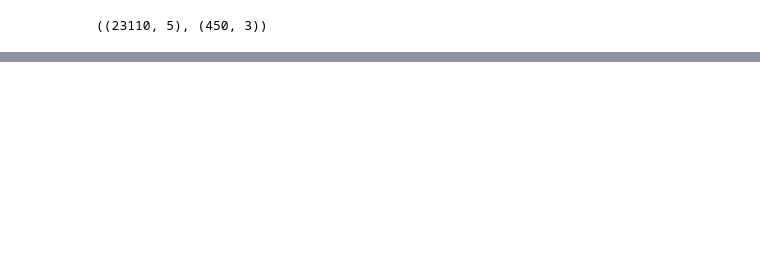
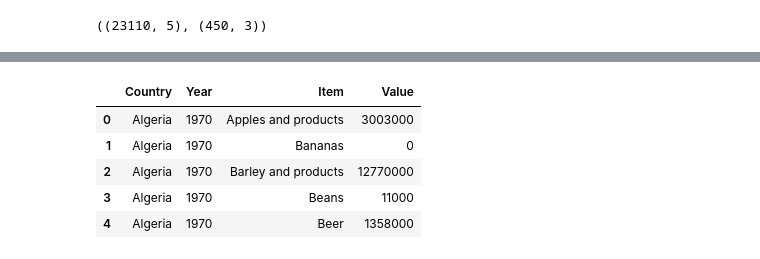
Before and after one commit to Gbekoilias/Stage-D-Exercise, a Jupyter notebook: Notebook/Notebook (Data Exploration).ipynb, the cells around one changed output, grey strips where cells are left out. Drawn from its saved outputs; the diff is of its cells as text; code cells hidden in the pictures; blank space fills up the shorter version.

```diff
--- a/Notebook/Notebook (Data Exploration).ipynb
+++ b/Notebook/Notebook (Data Exploration).ipynb
@@ -123,0 +152,22 @@ j
+# %%
+
+# Convert the 'Year' column to datetime objects
+df_prod['Year'] = pd.to_datetime(df_prod['Year'])
+
+# Add units (1000 tons [metric kilotons]) to values, to make them Quantities
+df_prod['Value'] = df_prod['Value'] * 1000
+
+# Iterate through each row in the dataframe
+for index, row in df_prod.iterrows():
+    # Convert the 'Year' value to a datetime object
+    year = row['Year']
+
+    # Add units (1000 tons [metric kilotons]) to the 'Value'
+    value = row['Value'] * 1000
+
+    # Update the dataframe with the converted values
+    df_prod.loc[index, 'Year'] = year
+    df_prod.loc[index, 'Value'] = value
+
+# Print the DataFrame
+print(df_prod.to_string())
@@ -123,0 +212,14 @@ j
+# %%
+grouped_df_prod = df_prod.groupby(['Country', 'Year', 'Item']).agg({
+    'Value': 'sum'
+})
+grouped_df_prod = grouped_df_prod.reset_index()
+# %%
+grouped_df_prod.head()
+# %% [output]
+|  | Country | Year | Item | Value |
+| 0 | Algeria | 1970 | Apples and products | 3003000 |
+| 1 | Algeria | 1970 | Bananas | 0 |
+| 2 | Algeria | 1970 | Barley and products | 12770000 |
+| 3 | Algeria | 1970 | Beans | 11000 |
+| 4 | Algeria | 1970 | Beer | 1358000 |
```
Also changed, not shown: parts of 11 cells of this notebook, 1 other file.
